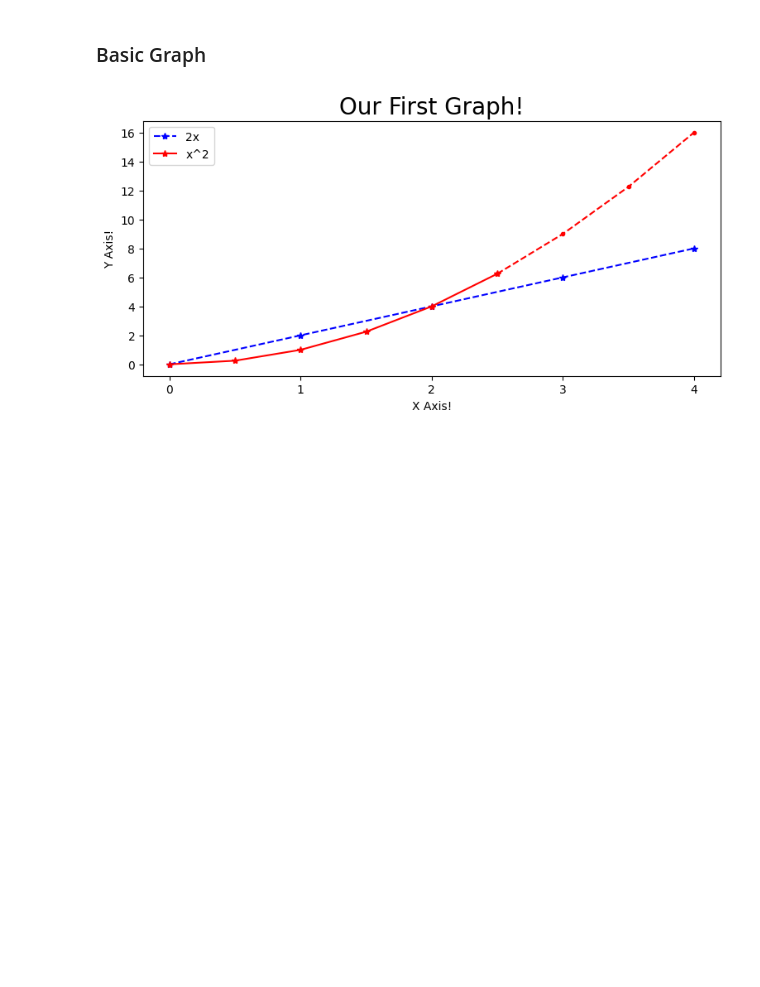
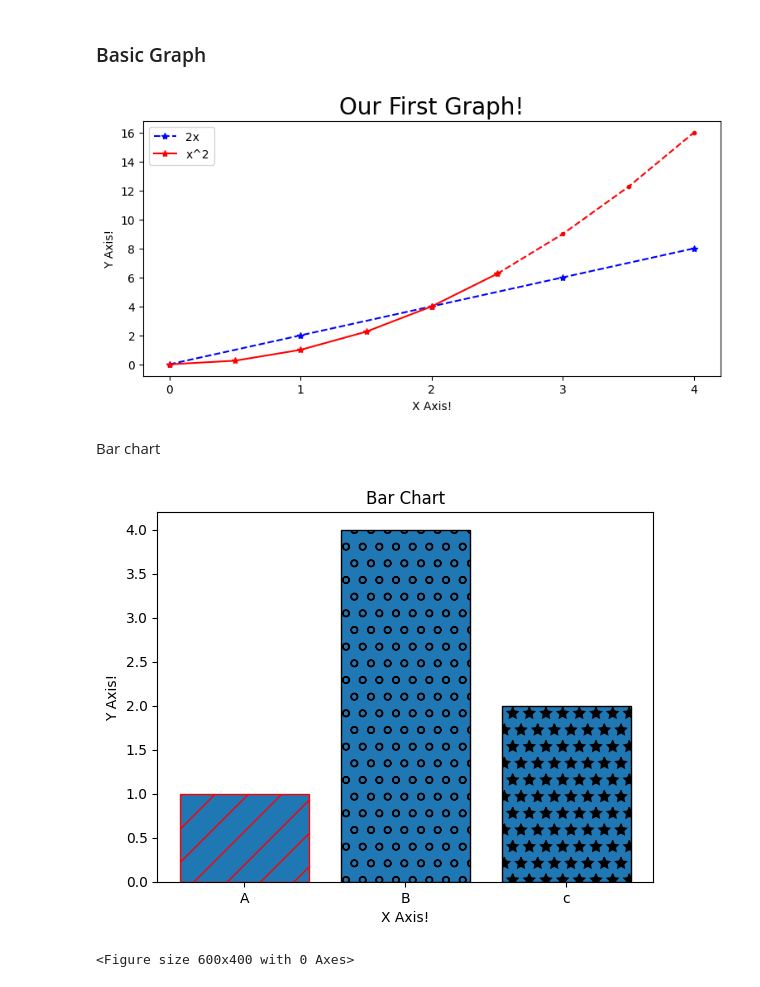
Before and after one commit to juto-shogan/matplotlib, a Jupyter notebook: part1.ipynb, the cells around one changed output. Cells and saved outputs as stored; diff of their text form; code cells hidden in the pictures; blank space fills up the shorter version.

Commit message:
graphs and charts

```diff
--- a/part1.ipynb
+++ b/part1.ipynb
@@ -34,3 +53,40 @@ plt.legend()
 plt.show()
 # %% [output]
 [figure]
+# %% [markdown]
+Bar chart
+# %%
+labels = ['A', 'B', 'c']
+values = [1, 4, 2]
+
+bars = plt.bar(labels, values[:len(labels)])
+
+
+pattern = ['/', 'o', '*']
+for bar in bars:
+    bar.set_hatch(pattern.pop(0))# if you dont put in the 0 it will run the patterns list from behind
+    bar.set_edgecolor('black')
+
+bars[0].set_edgecolor('red')
+
+plt.title('Bar Chart')
+plt.xlabel('X Axis!')
+plt.ylabel('Y Axis!')
+
+
+
+"""
+bars[0].set_hatch('/')
+bars[1].set_hatch('\\')
+bars[2].set_hatch('*')
+"""
+
+plt.savefig('barchart.png', dpi=300)
+plt.show()
+plt.figure(figsize=(6,4))
+
+
+plt.show()
+# %% [output]
+[figure, added]
+<Figure size 600x400 with 0 Axes>
```
Also changed, not shown: parts of 1 cell of this notebook, 7 other files.
